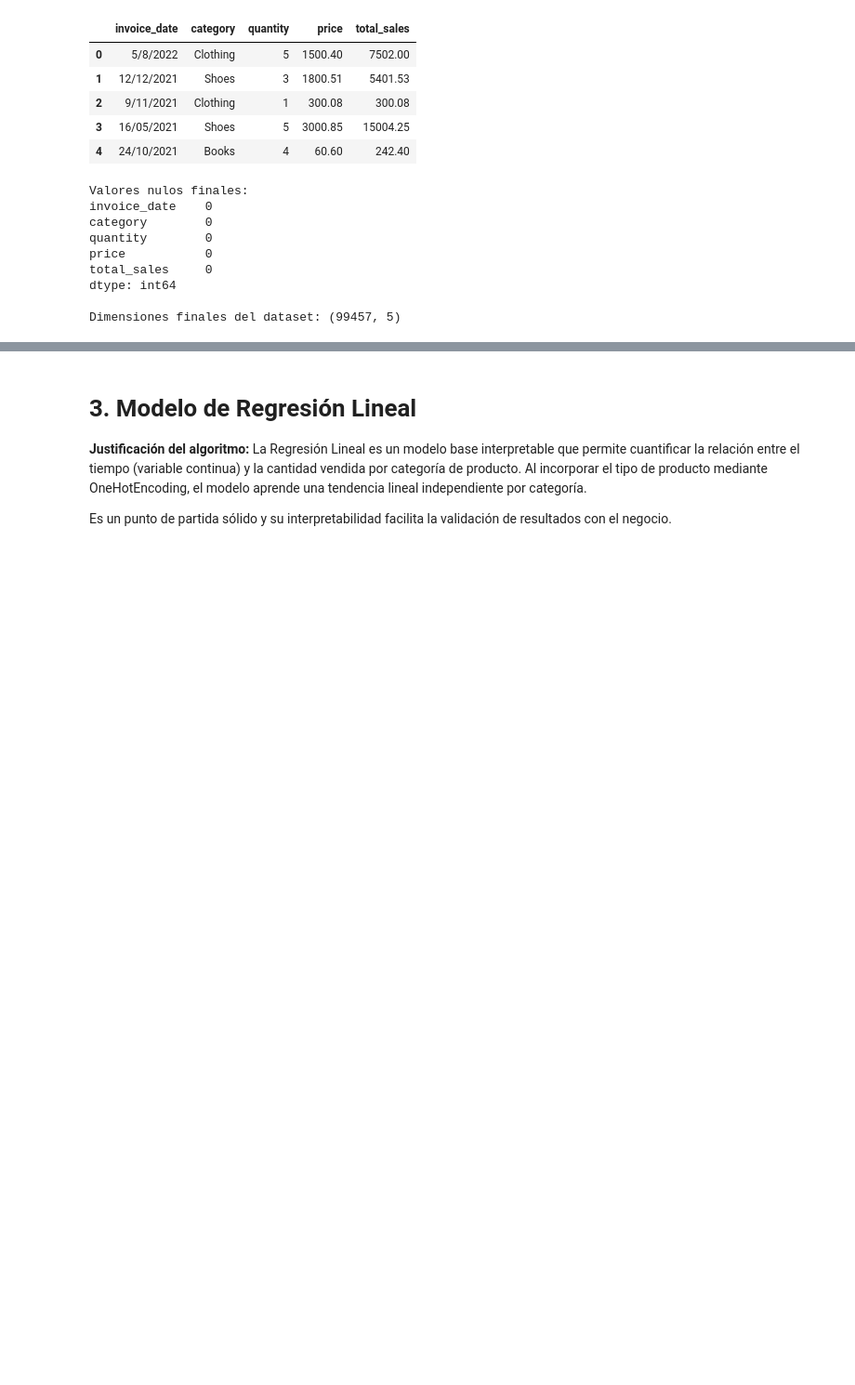
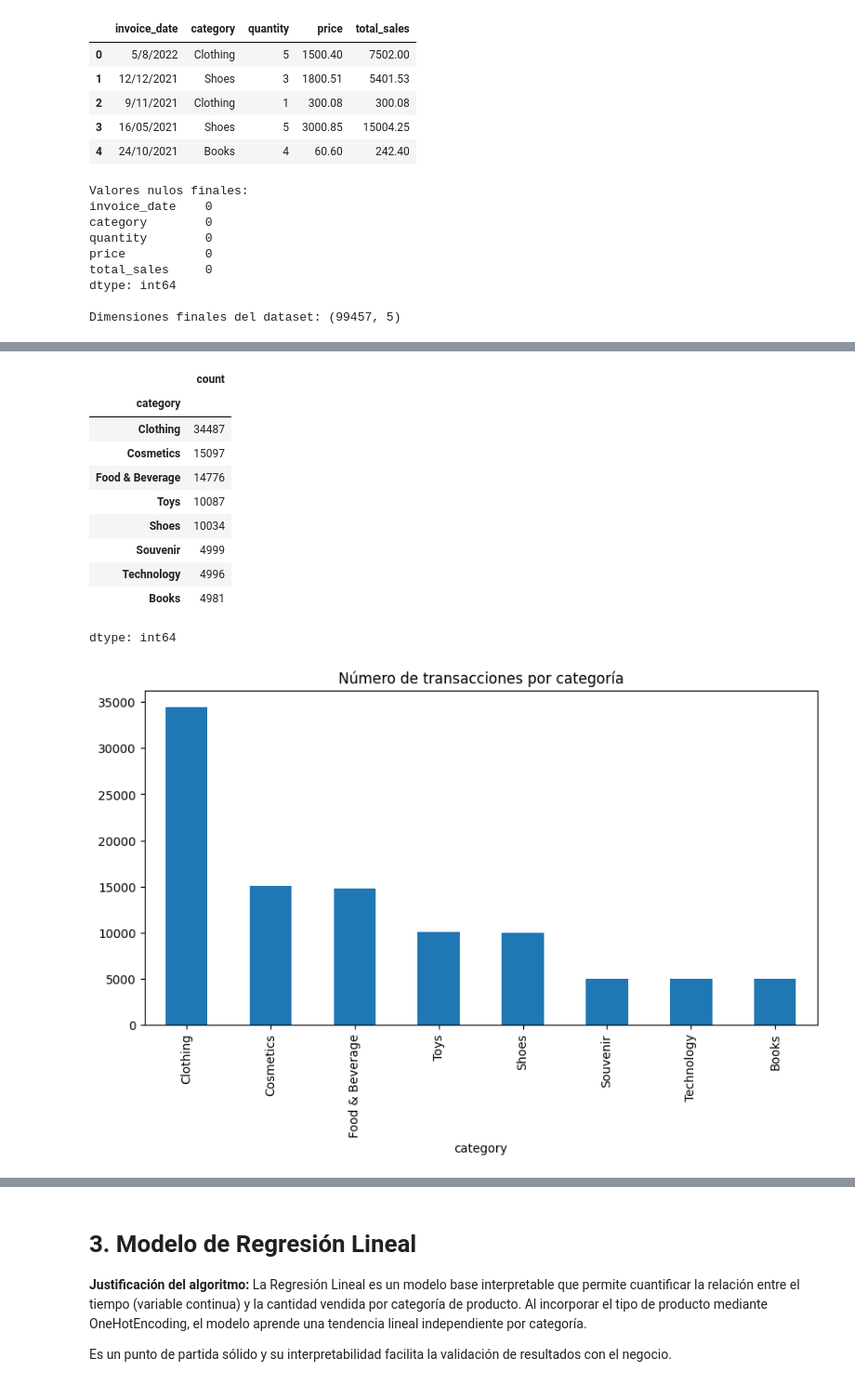
Before and after one commit to roguef07/TFM_Equipo_15, a Jupyter notebook: forecast_app/Modelados.ipynb, the cells around one changed output, grey strips where cells are left out. Shown at 93% size. Saved outputs shown, nothing was run; the diff lists cells and outputs as text; code cells hidden in the pictures; blank space fills up the shorter version.

```diff
--- a/forecast_app/Modelados.ipynb
+++ b/forecast_app/Modelados.ipynb
@@ -507,0 +369,22 @@ Asimismo, se aplicó una transformación logarítmica sobre la variable **cantid
+# %%
+# 8.1.4 Frecuencia por categoría
+
+display(df_empresa["category"].value_counts())
+
+# Gráfico
+df_empresa["category"].value_counts().plot(kind="bar", figsize=(10,5))
+plt.title("Número de transacciones por categoría")
+plt.show()
+# %% [output]
+|  | count |
+| category |  |
+| Clothing | 34487 |
+| Cosmetics | 15097 |
+| Food & Beverage | 14776 |
+| Toys | 10087 |
+| Shoes | 10034 |
+| Souvenir | 4999 |
+| Technology | 4996 |
+| Books | 4981 |
+dtype: int64
+[figure, added]
```
Also changed, not shown: parts of 32 cells of this notebook.
